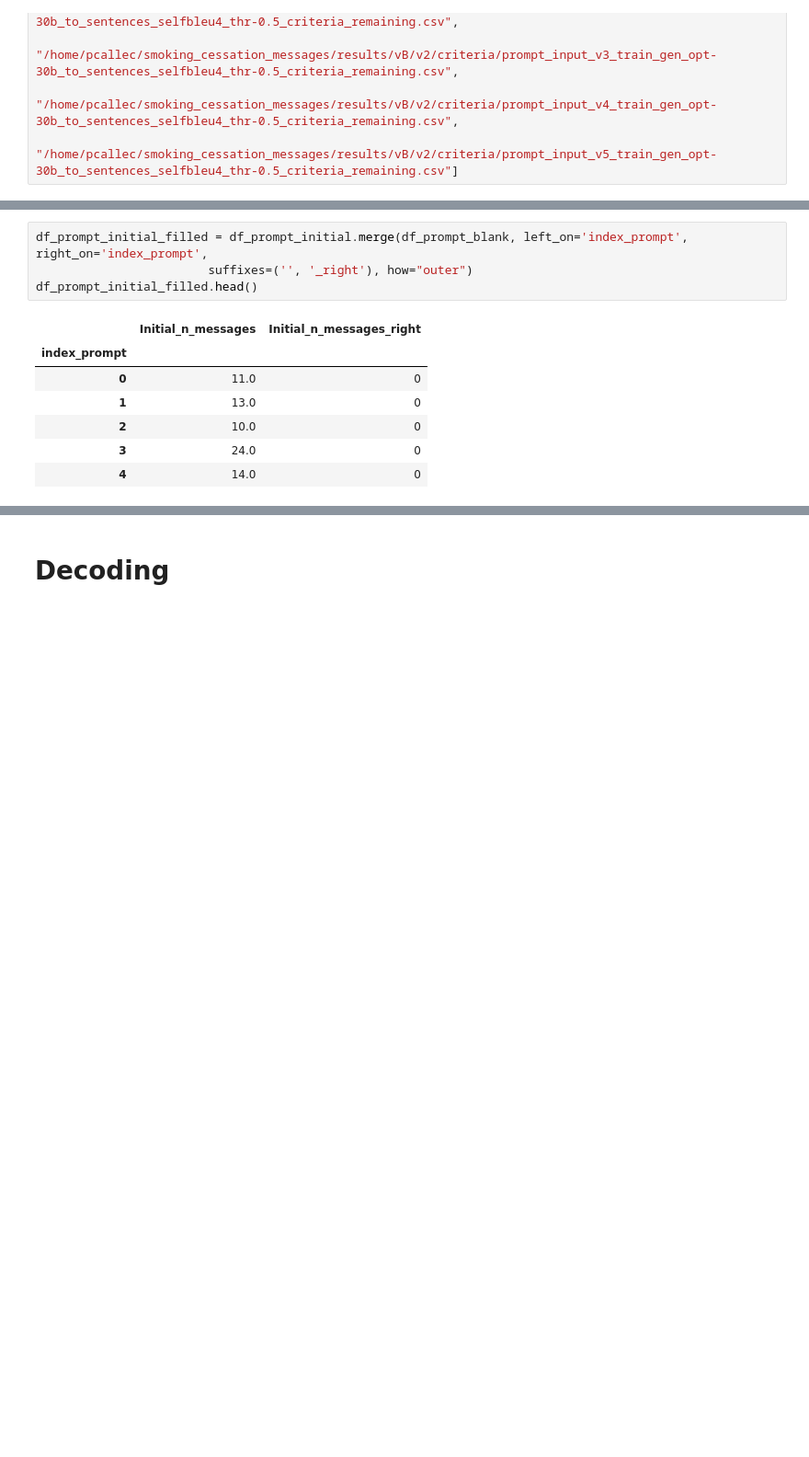
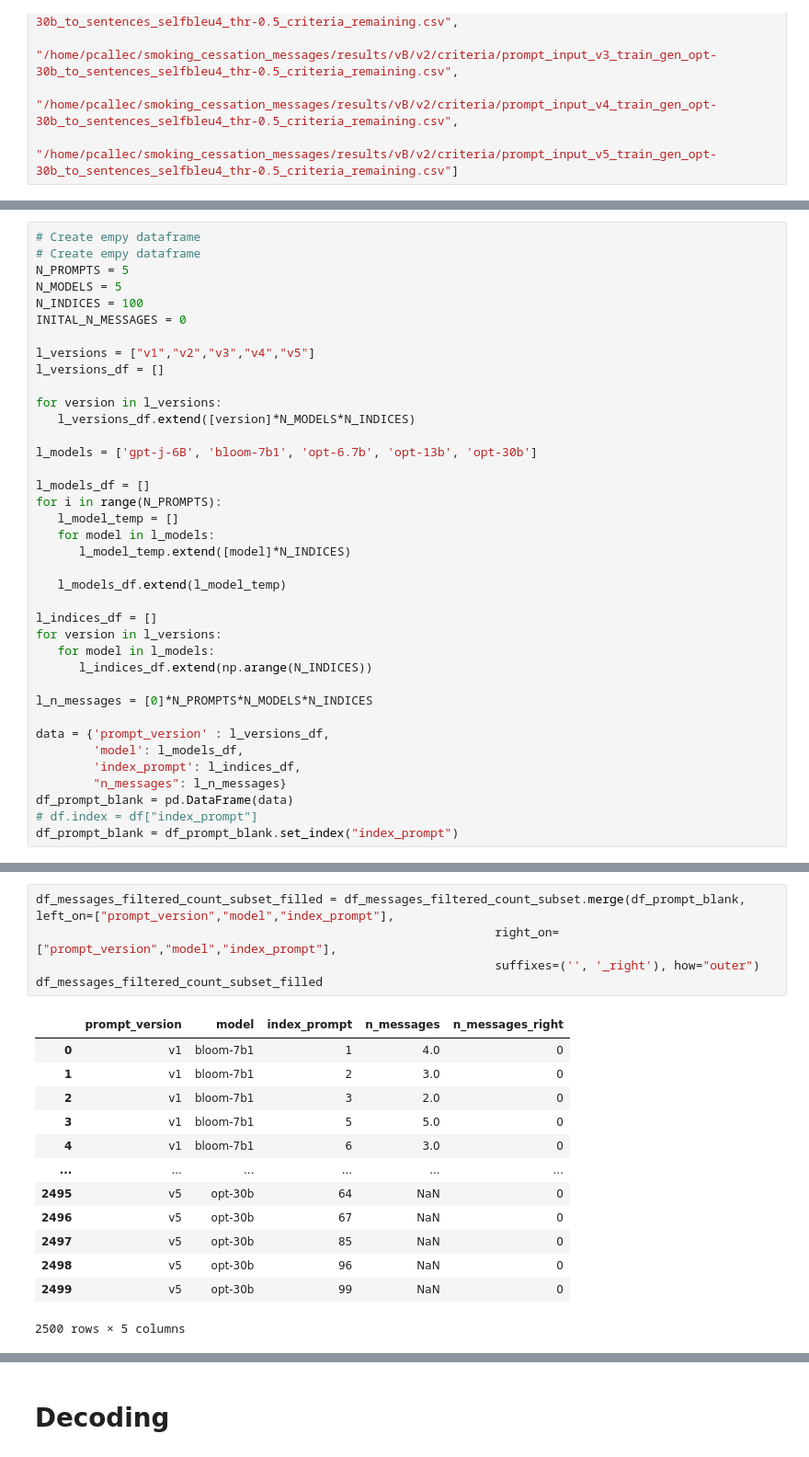
Before and after one commit to thepanlab/smoking_cessation_messages, a Jupyter notebook: scripts/summary tables repetition and criteria.ipynb, the cells around one changed output, grey strips where cells are left out. Shown: that part at 92% size. Saved outputs shown, nothing was run; the diff lists cells and outputs as text; blank space fills up the shorter version.

Commit message:
Update summary_tables take into account zero msgs

```diff
--- a/scripts/summary tables repetition and criteria.ipynb
+++ b/scripts/summary tables repetition and criteria.ipynb
@@ -638,3 +507,41 @@ df_prompt_initial.head()
+# %%
+# Create empy dataframe
+# Create empy dataframe
+N_PROMPTS = 5
+N_MODELS = 5
+N_INDICES = 100
+INITAL_N_MESSAGES = 0
+
+l_versions = ["v1","v2","v3","v4","v5"]
+l_versions_df = []
+
+for version in l_versions:
+   l_versions_df.extend([version]*N_MODELS*N_INDICES)
+
+l_models = ['gpt-j-6B', 'bloom-7b1', 'opt-6.7b', 'opt-13b', 'opt-30b']
+
+l_models_df = []
+for i in range(N_PROMPTS):
+   l_model_temp = []
+   for model in l_models:
+      l_model_temp.extend([model]*N_INDICES)
+
+   l_models_df.extend(l_model_temp)
+
+l_indices_df = []
+for version in l_versions:
+   for model in l_models:
+      l_indices_df.extend(np.arange(N_INDICES))
+
+l_n_messages = [0]*N_PROMPTS*N_MODELS*N_INDICES
+
+data = {'prompt_version' : l_versions_df,
+        'model': l_models_df,
+        'index_prompt': l_indices_df,
+        "n_messages": l_n_messages}
+df_prompt_blank = pd.DataFrame(data)
+# df.index = df["index_prompt"]
+df_prompt_blank = df_prompt_blank.set_index("index_prompt")
 # %%
 df_prompt_blank.head()
 # %% [output]
@@ -648,12 +559,19 @@ df_prompt_blank.head()
 # %%
-df_prompt_initial_filled = df_prompt_initial.merge(df_prompt_blank, left_on='index_prompt', right_on='index_prompt',
-                        suffixes=('', '_right'), how="outer")
-df_prompt_initial_filled.head()
+df_messages_filtered_count_subset_filled = df_messages_filtered_count_subset.merge(df_prompt_blank, left_on=["prompt_version","model","index_prompt"],
+                                                                right_on=["prompt_version","model","index_prompt"],
+                                                                suffixes=('', '_right'), how="outer")
+df_messages_filtered_count_subset_filled
 # %% [output]
-|  | Initial_n_messages | Initial_n_messages_right |
-| index_prompt |  |  |
-| 0 | 11.0 | 0 |
-| 1 | 13.0 | 0 |
-| 2 | 10.0 | 0 |
-| 3 | 24.0 | 0 |
-| 4 | 14.0 | 0 |
+|  | prompt_version | model | index_prompt | n_messages | n_messages_right |
+| 0 | v1 | bloom-7b1 | 1 | 4.0 | 0 |
+| 1 | v1 | bloom-7b1 | 2 | 3.0 | 0 |
+| 2 | v1 | bloom-7b1 | 3 | 2.0 | 0 |
+| 3 | v1 | bloom-7b1 | 5 | 5.0 | 0 |
+| 4 | v1 | bloom-7b1 | 6 | 3.0 | 0 |
+| ... | ... | ... | ... | ... | ... |
+| 2495 | v5 | opt-30b | 64 | NaN | 0 |
+| 2496 | v5 | opt-30b | 67 | NaN | 0 |
+| 2497 | v5 | opt-30b | 85 | NaN | 0 |
+| 2498 | v5 | opt-30b | 96 | NaN | 0 |
+| 2499 | v5 | opt-30b | 99 | NaN | 0 |
+2500 rows × 5 columns
```
Also changed, not shown: parts of 126 cells of this notebook.
